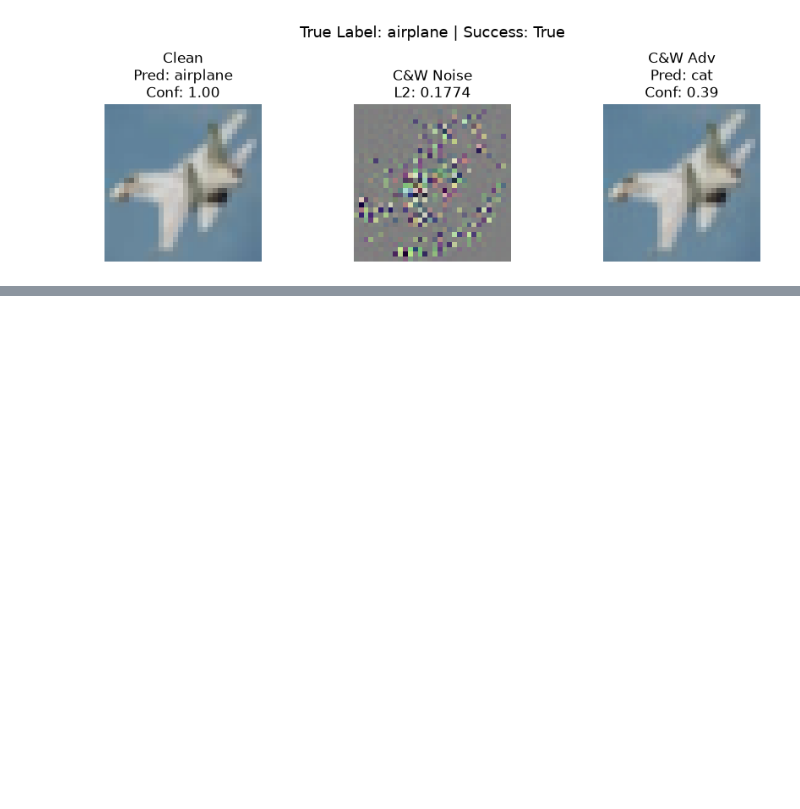
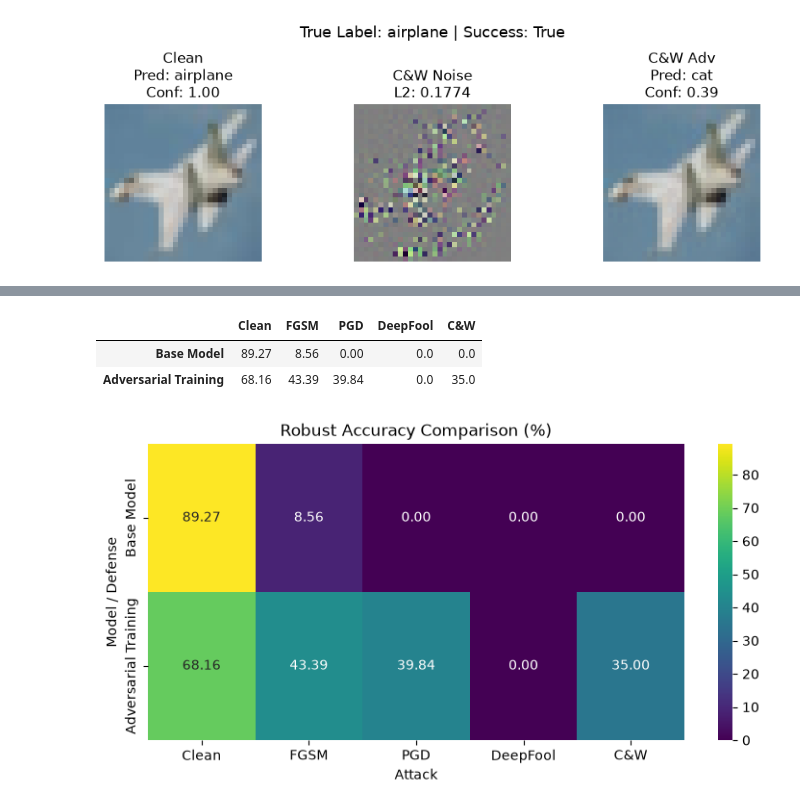
Before and after one commit to alifathi11/adversarial-attacks-and-defenses, a Jupyter notebook: notebooks/01-Adversarial_Attacks_and_Defenses.ipynb, the cells around one changed output, grey strips where cells are left out. Saved outputs shown, nothing was run; the diff lists cells and outputs as text; code cells hidden in the pictures; blank space fills up the shorter version.

```diff
--- a/notebooks/01-Adversarial_Attacks_and_Defenses.ipynb
+++ b/notebooks/01-Adversarial_Attacks_and_Defenses.ipynb
@@ -1889,0 +2267,16 @@ show_cw_example(
+# %%
+base_model_results = evaluate_model_against_attacks(
+    model=model,
+    model_name="Base Clean Model",
+    test_loader=test_loader,
+    criterion=criterion,
+    device=device
+)
+
+adv_model_results = evaluate_model_against_attacks(
+    model=adv_model,
+    model_name="Adversarially Trained Model",
+    test_loader=test_loader,
+    criterion=criterion,
+    device=device
+)
@@ -1889,0 +2301,32 @@ show_cw_example(
+# %%
+comparison_table = pd.DataFrame(
+    {
+        "Base Model": base_model_results,
+        "Adversarial Training": adv_model_results
+    }
+).T
+
+comparison_table_percent = comparison_table * 100
+comparison_table_percent = comparison_table_percent.round(2)
+
+comparison_table_percent
+# %% [output]
+|  | Clean | FGSM | PGD | DeepFool | C&W |
+| Base Model | 89.27 | 8.56 | 0.00 | 0.0 | 0.0 |
+| Adversarial Training | 68.16 | 43.39 | 39.84 | 0.0 | 35.0 |
+# %%
+plt.figure(figsize=(9, 4))
+
+sns.heatmap(
+    comparison_table_percent,
+    annot=True,
+    fmt=".2f",
+    cmap="viridis"
+)
+
+plt.title("Robust Accuracy Comparison (%)")
+plt.xlabel("Attack")
+plt.ylabel("Model / Defense")
+plt.show()
+# %% [output]
+[figure, added]
```
Also changed, not shown: parts of 21 cells of this notebook, 1 other file.
